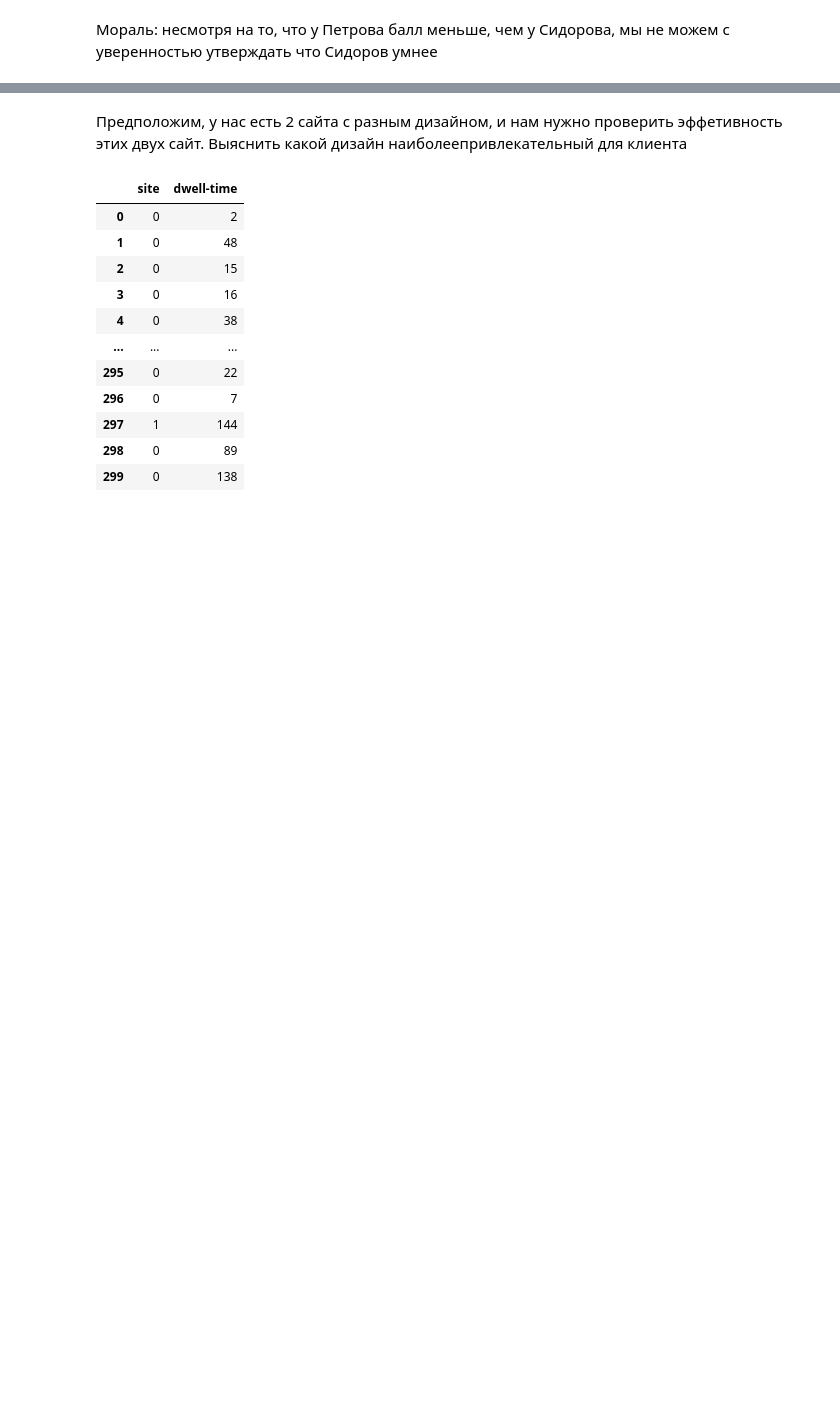
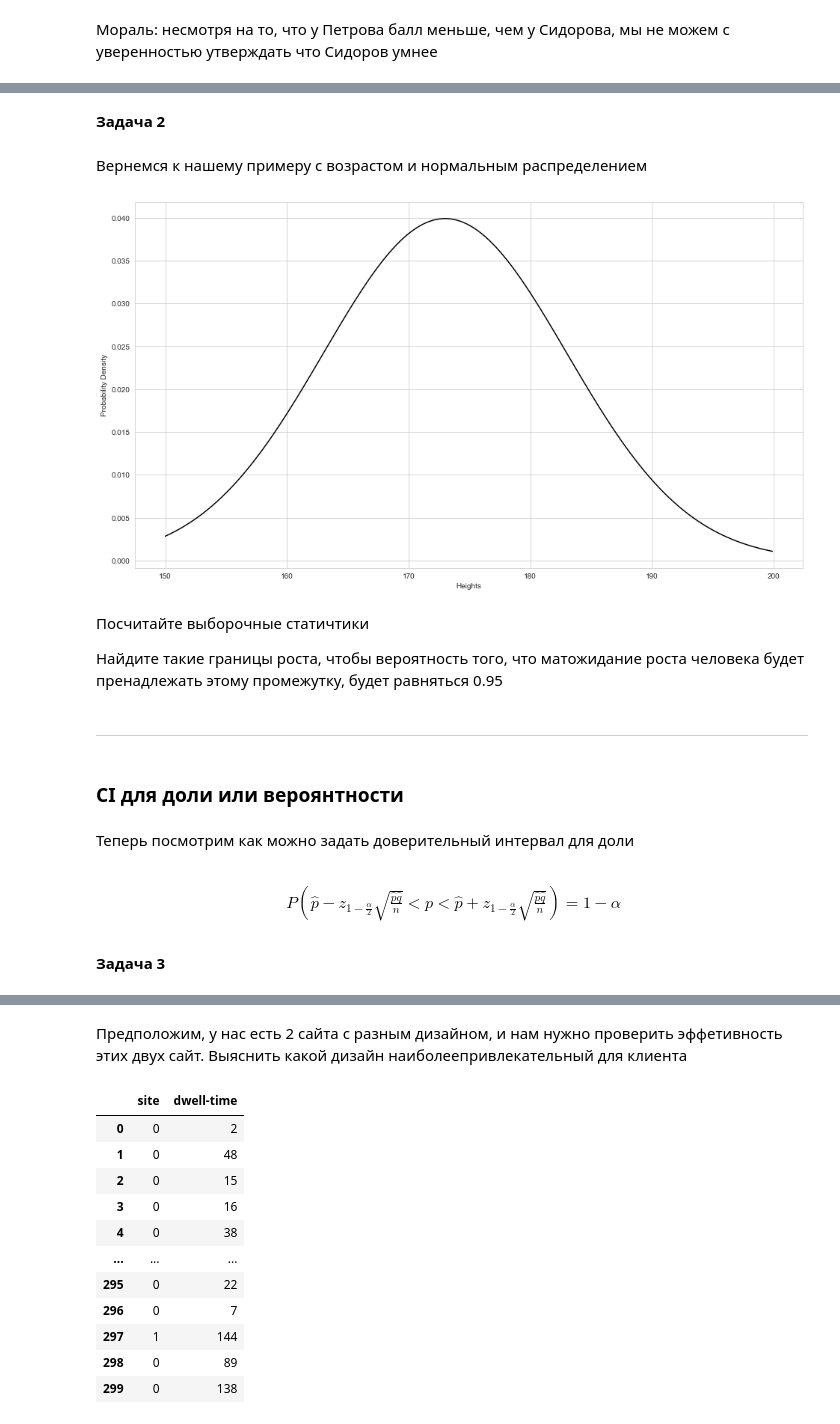
Before and after one commit to RvotniyFlex/Classique-sPlace, a Jupyter notebook: Консультации/04_Hypothesis_tests.ipynb, the cells around one changed output, grey strips where cells are left out. Drawn from its saved outputs; the diff is of its cells as text; code cells hidden in the pictures; blank space fills up the shorter version.

```diff
--- a/Консультации/04_Hypothesis_tests.ipynb
+++ b/Консультации/04_Hypothesis_tests.ipynb
@@ -289,0 +336,19 @@ array([ 0.45264507, -0.11040124, -0.86112965, -0.01656019,  0.17112192,
+# %% [markdown]
+**Задача 2**
+# %% [markdown]
+Вернемся к нашему примеру с возрастом и нормальным распределением
+# %%
+data = np.arange(150, 200, 0.1) #генерируем все возможные значения роста
+pdf = sps.norm.pdf(data, loc=173, scale=10)
+#ставим каждому росту в соответстиве значение плотности с матождианием 173 и дисперсией 10
+fig, ax = plt.subplots(1, 1, figsize=(16,9))
+sns.set_style('whitegrid')
+sns.lineplot(x=data, y=pdf, color='black', ax=ax)
+plt.xlabel('Heights')
+plt.ylabel('Probability Density');
+# %% [output]
+[figure, added]
+# %% [markdown]
+Посчитайте выборочные статичтики
+
+Найдите такие границы роста, чтобы вероятность того, что матожидание роста человека будет пренадлежать этому промежутку, будет равняться 0.95
@@ -289,0 +359,14 @@ array([ 0.45264507, -0.11040124, -0.86112965, -0.01656019,  0.17112192,
+# %% [markdown]
+----
+# %% [markdown]
+### CI для доли или вероянтности
+# %% [markdown]
+Теперь посмотрим как можно задать доверительный интервал для доли
+# %% [markdown]
+$$
+\begin{aligned}
+& P(\hat{p} - z_{1 - \frac{\alpha}{2}} \sqrt{\frac{\hat{p}\hat{q}}{n}} < p < \hat{p} + z_{1 - \frac{\alpha}{2}} \sqrt{\frac{\hat{p}\hat{q}}{n}}) = 1 - \alpha
+\end{aligned}
+$$
+# %% [markdown]
+**Задача 3**
```
Also changed, not shown: parts of 115 cells of this notebook, 2 other files.
